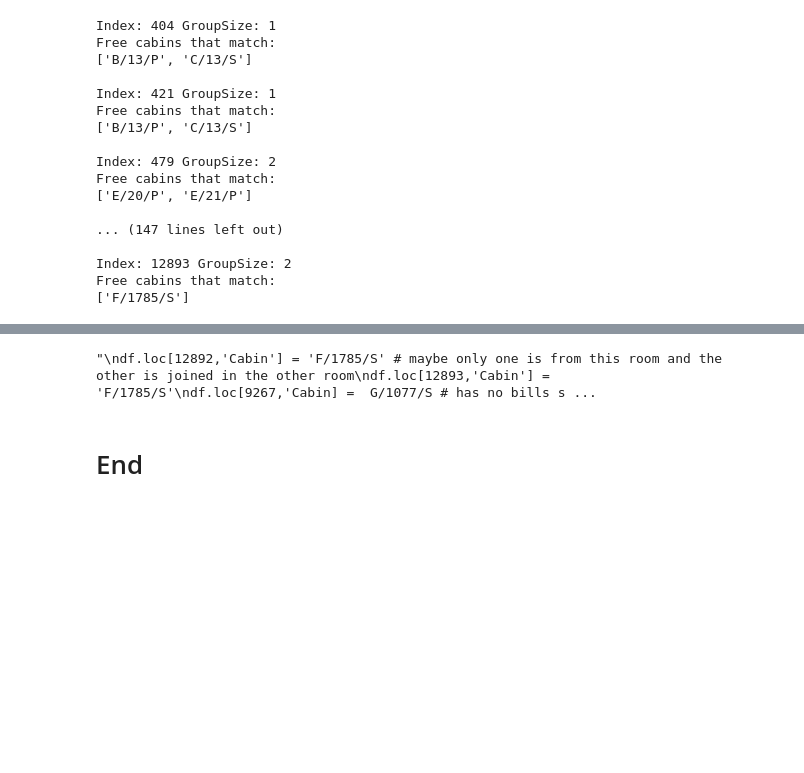
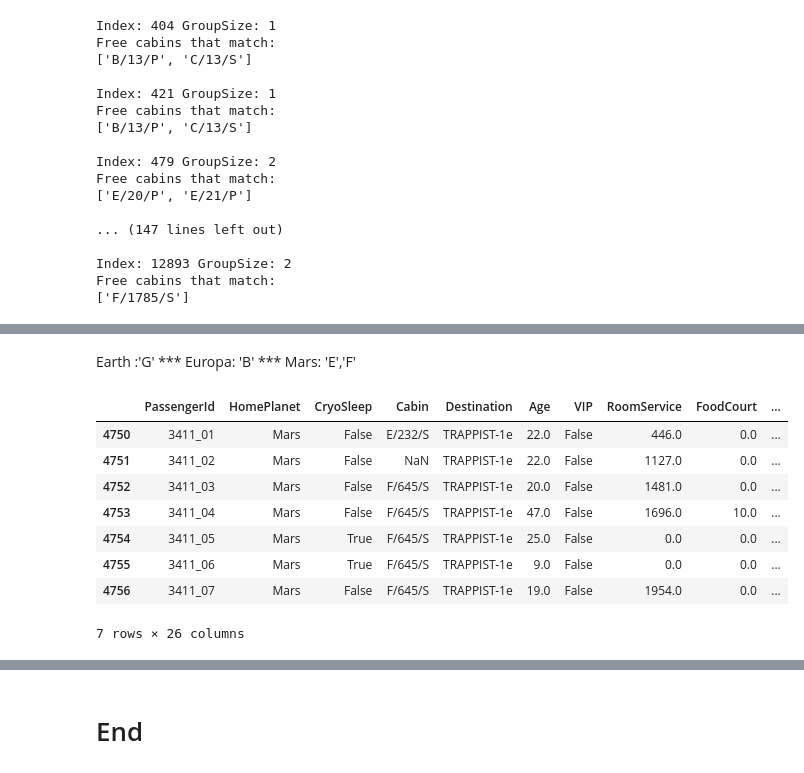
Before and after one commit to jacobsultan/cabin-for-spacetitanic-kaggle, a Jupyter notebook: final.ipynb, the cells around one changed output, grey strips where cells are left out. Drawn from its saved outputs; the diff is of its cells as text; code cells hidden in the pictures; blank space fills up the shorter version.

```diff
--- a/final.ipynb
+++ b/final.ipynb
@@ -365,3 +399,19 @@ Potential Decks:
+# %% [markdown]
+Earth :'G'
+*** Europa: 'B'
+*** Mars: 'E','F'
+# %%
+df[df.Group == df.iloc[4751].Group]
+# %% [output]
+|  | PassengerId | HomePlanet | CryoSleep | Cabin | Destination | Age | VIP | RoomService | FoodCourt | ... |
+| 4750 | 3411_01 | Mars | False | E/232/S | TRAPPIST-1e | 22.0 | False | 446.0 | 0.0 | ... |
+| 4751 | 3411_02 | Mars | False | NaN | TRAPPIST-1e | 22.0 | False | 1127.0 | 0.0 | ... |
+| 4752 | 3411_03 | Mars | False | F/645/S | TRAPPIST-1e | 20.0 | False | 1481.0 | 0.0 | ... |
+| 4753 | 3411_04 | Mars | False | F/645/S | TRAPPIST-1e | 47.0 | False | 1696.0 | 10.0 | ... |
+| 4754 | 3411_05 | Mars | True | F/645/S | TRAPPIST-1e | 25.0 | False | 0.0 | 0.0 | ... |
+| 4755 | 3411_06 | Mars | True | F/645/S | TRAPPIST-1e | 9.0 | False | 0.0 | 0.0 | ... |
+| 4756 | 3411_07 | Mars | False | F/645/S | TRAPPIST-1e | 19.0 | False | 1954.0 | 0.0 | ... |
+7 rows × 26 columns
 # %%
 df[df.Group == df.iloc[12651].Group]
 # %% [output]
@@ -374,20 +424,10 @@ df[df.Group == df.iloc[12651].Group]
 
 
 
-cabin_list = [(1429,'E/58/P'),(4233,'B/98/P'),(4254,'B/99/P'),(6493,'E/300/S'),(6514,'E/301/S'),(8413,'A/57/P'),(9265,'F/1267/S'),(9267,'F/1267/S')]
+cabin_list = [(1429,'E/58/P'),(4233,'B/98/P'),(4254,'B/99/P'),(6493,'E/300/S'),(6514,'E/301/S'),(8413,'A/57/P'), (12892,'F/1785/S'),(12893,'F/1785/S')]
 
 for index,cabin in cabin_list:
     impute_from_cabin_and_index(df,cabin,index)
-
-"""
-df.loc[12892,'Cabin'] = 'F/1785/S' # maybe only one is from this room and the other is joined in the other room
-df.loc[12893,'Cabin'] = 'F/1785/S'
-df.loc[9267,'Cabin] =  G/1077/S # has no bills so would have to be in G if the other is in F
-df.loc[9265,'Cabin'] = F/1267/S
-
-"""
-# %% [output]
-"\ndf.loc[12892,'Cabin'] = 'F/1785/S' # maybe only one is from this room and the other is joined in the other room\ndf.loc[12893,'Cabin'] = 'F/1785/S'\ndf.loc[9267,'Cabin] =  G/1077/S # has no bills s ...
 # %% [markdown]
 # End
 # %%
```
Also changed, not shown: parts of 25 cells of this notebook.
